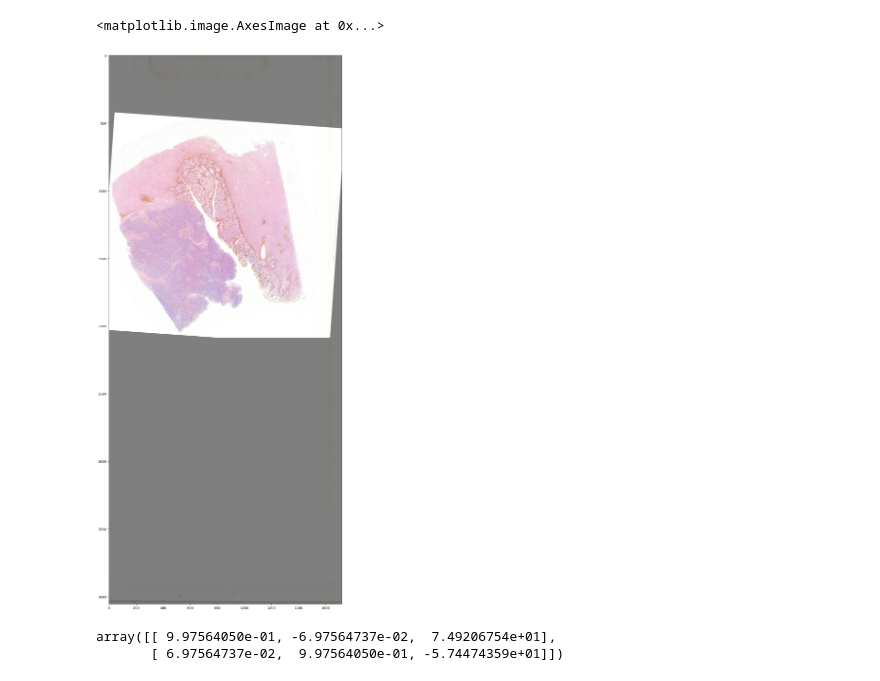
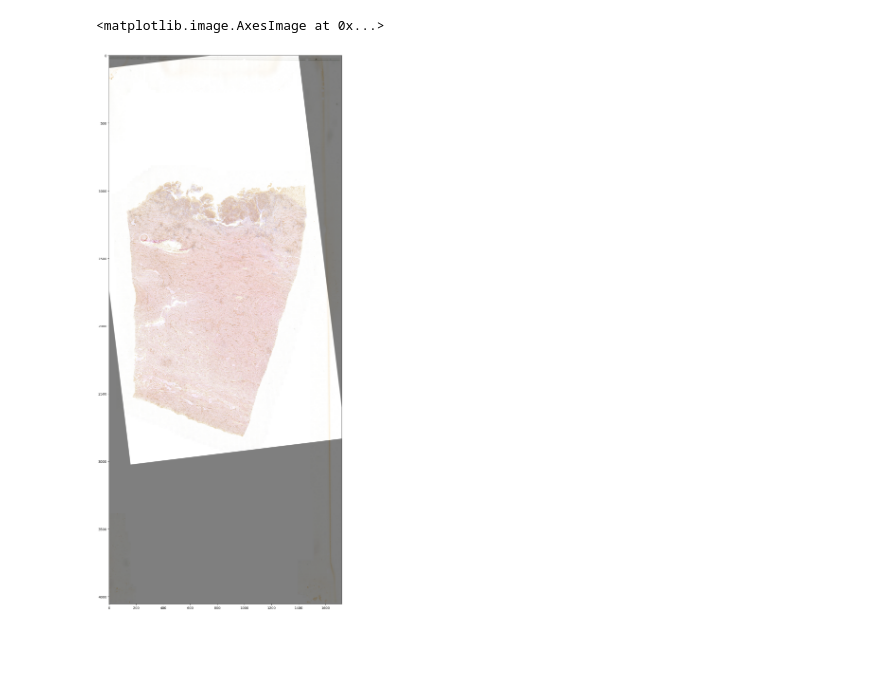
Before and after one commit to Leeyoungsup/virtual_stain, a Jupyter notebook: Transformations.ipynb, the cells around one changed output. Cells and saved outputs as stored; diff of their text form; code cells hidden in the pictures; blank space fills up the shorter version.

```diff
--- a/Transformations.ipynb
+++ b/Transformations.ipynb
@@ -48,31 +49,28 @@ for i in tqdm(range(len(protein_expression_list))):
     createDirectory(os.path.dirname(os.path.splitext(protein_expression_save_list[i])[0]))
     cv2.imwrite(os.path.splitext(protein_expression_save_list[i])[0]+'.tiff', image)
 # %%
-HE_image=np.array(Image.open('../../data/thumb/HE/S21-21487-5.tiff'))
-protein_image=np.array(Image.open('../../data/thumb/CD10/S21-21487-5.tiff'))
+HE_image=np.array(Image.open('../../data/thumb/HE/S21-13636-6.tiff'))
+protein_image=np.array(Image.open('../../data/thumb/Vimentin/S21-13636-6.tiff'))
+slide_name='S21-13636-6'
+stain_name='Vimentin'
 # %%
-x=-16
-y=480
-rotate=-4
+
+x=120
+y=430
+rotate=187
 Temp_he=HE_image/2
 temp_protein=protein_image/2
 (h, w) = Temp_he.shape[:2]
 (cX, cY) = (w // 2, h // 2)
 M = np.float32([[1, 0, x],
                 [0, 1, y]])
-
 rotated = cv2.warpAffine(Temp_he, M, (w, h))
 M = cv2.getRotationMatrix2D((cX, cY), rotate, 1.0)
 rotated = cv2.warpAffine(rotated, M, (w, h))
 temp_overlab=np.copy(temp_protein)
 temp_overlab[:Temp_he.shape[0],:Temp_he.shape[1]]+=rotated
 plt.figure(figsize=(30,30))
 plt.imshow((temp_overlab).astype(np.uint8))
 # %% [output]
 <matplotlib.image.AxesImage at 0x...>
-[figure, old version]
+[figure, new version]
-# %%
-df
-# %% [output]
-array([[ 9.97564050e-01, -6.97564737e-02,  7.49206754e+01],
-       [ 6.97564737e-02,  9.97564050e-01, -5.74474359e+01]])
```
Also changed, not shown: parts of 3 cells of this notebook.
